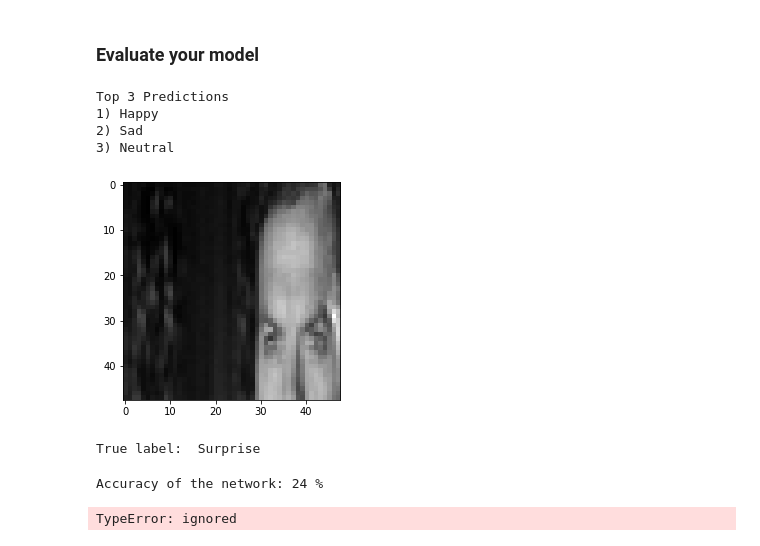
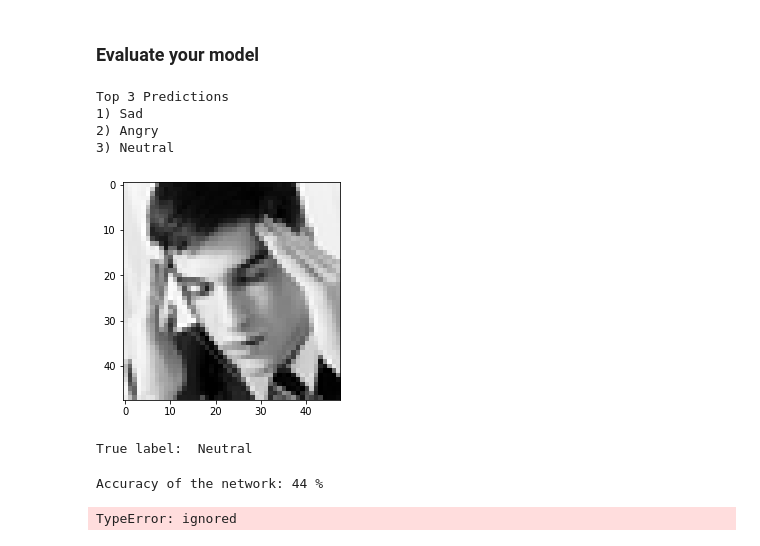
Before and after one commit to arunkumarpallala/fmml2021, a Jupyter notebook: Module9_Project_b.ipynb, the cells around one changed output. Cells and saved outputs as stored; diff of their text form; code cells hidden in the pictures.

```diff
--- a/Module9_Project_b.ipynb
+++ b/Module9_Project_b.ipynb
@@ -252,26 +257,27 @@ class Net(nn.Module):
     def __init__(self):
         super(Net,self).__init__()
         #### YOUR CODE HERE  ####
-        self.conv1 = nn.Conv2d(1,64,3)
-        self.pool = nn.MaxPool2d(2,2)
-        self.conv2 = nn.Conv2d(64,128,3)
-        self.conv3 = nn.Conv2d(128,64,3)
-        self.conv4 = nn.Conv2d(64,32,3)
-        self.fc1 = nn.Linear(32,128)
-        self.fc2 = nn.Linear(128,7)
+        self.conv1 = nn.Conv2d(1,8,3)
+        self.conv2 = nn.Conv2d(8,16,3)
+        self.conv3 = nn.Conv2d(16,32,3)
+        self.fc1 = nn.Linear(32*42*42,64)
+        self.fc2 = nn.Linear(64,7)
 
 
 
     def forward(self,x):
         #### YOUR CODE HERE  ####
-        x = self.pool(F.relu(self.conv1(x)))
-        x = self.pool(F.relu(self.conv2(x)))
-        x = self.pool(F.relu(self.conv3(x)))
-        x = self.pool(F.relu(self.conv4(x)))
-        x = torch.flatten(x, 1)
-        x = self.fc1(x)
-        x = F.relu(x)
-        x=self.fc2(x)
+        x = F.relu(self.conv1(x))
+        #print(x.shape)
+        x = F.relu(self.conv2(x))
+        #print(x.shape)
+        x = F.relu(self.conv3(x))
+        #print(x.shape)
+        x = torch.flatten(x,1)
+        #print(x.shape)
+        x = F.relu(self.fc1(x))
+        x = self.fc2(x)
+
         return x
 # %%
 # Device (CPU/GPU)
@@ -410,20 +431,20 @@ def visualize_prediction(image, model, k=3):
   plt.imshow(image[0].numpy(), cmap='gray')
   plt.show()
 # %%
-image, label = test_dataset[1]
+image, label = test_dataset[2]
 
 visualize_prediction(image, model)
 print('\nTrue label: ', classes[int(label)])
 # %% [output]
 Top 3 Predictions
-1) Happy
-2) Sad
+1) Sad
+2) Angry
 3) Neutral
-[figure, old version]
+[figure, new version]
-True label:  Surprise
+True label:  Neutral
 # %%
 # Print accuracy on test data
-true_labels, predicted_labels = test_model(model, test_loader)
+true_labels, predicted_labels = test_model(model, val_loader)
 # %% [output]
-Accuracy of the network: 24 %
+Accuracy of the network: 44 %
 TypeError: ignored
```
Also changed, not shown: parts of 8 cells of this notebook.
